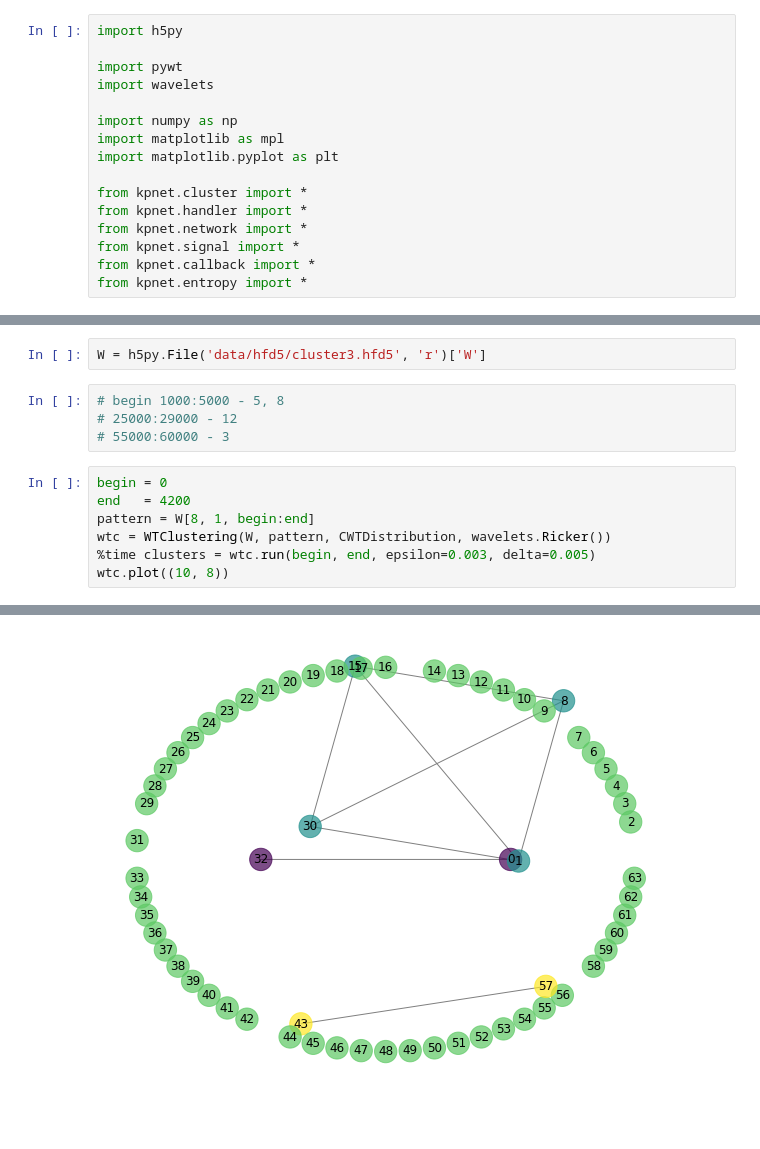
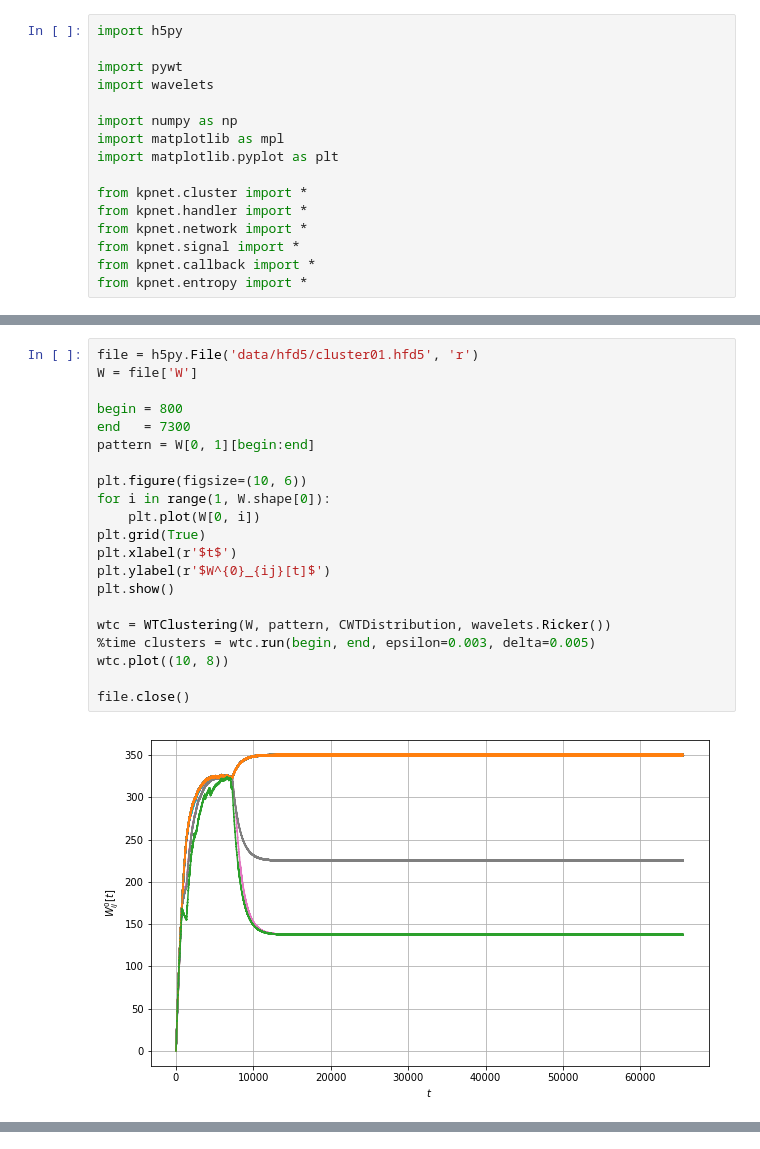
Before and after one commit to dkaravaev/neurodyn, a Jupyter notebook: MoreClustering.ipynb, the cells around one changed output, grey strips where cells are left out. Cells and saved outputs as stored; diff of their text form; blank space fills up the shorter version.

```diff
--- a/MoreClustering.ipynb
+++ b/MoreClustering.ipynb
@@ -31,14 +17,23 @@ Wall time: 5min 15s
-# %%
-W = h5py.File('data/hfd5/cluster3.hfd5', 'r')['W']
-# %%
-# begin 1000:5000 - 5, 8
-# 25000:29000 - 12
-# 55000:60000 - 3
 # %%
-begin = 0
-end   = 4200
-pattern = W[8, 1, begin:end]
+file = h5py.File('data/hfd5/cluster01.hfd5', 'r')
+W = file['W']
+
+begin = 800
+end   = 7300
+pattern = W[0, 1][begin:end]
+
+plt.figure(figsize=(10, 6))
+for i in range(1, W.shape[0]):
+    plt.plot(W[0, i])
+plt.grid(True)
+plt.xlabel(r'$t$')
+plt.ylabel(r'$W^{0}_{ij}[t]$')
+plt.show()
+
 wtc = WTClustering(W, pattern, CWTDistribution, wavelets.Ricker())
 %time clusters = wtc.run(begin, end, epsilon=0.003, delta=0.005)
 wtc.plot((10, 8))
+
+file.close()
 # %% [output]
+[figure, new version]
@@ -47 +41,0 @@ Wall time: 8min 38s
-[figure, old version]
```
Also changed, not shown: parts of 7 cells of this notebook, 5 other files.
